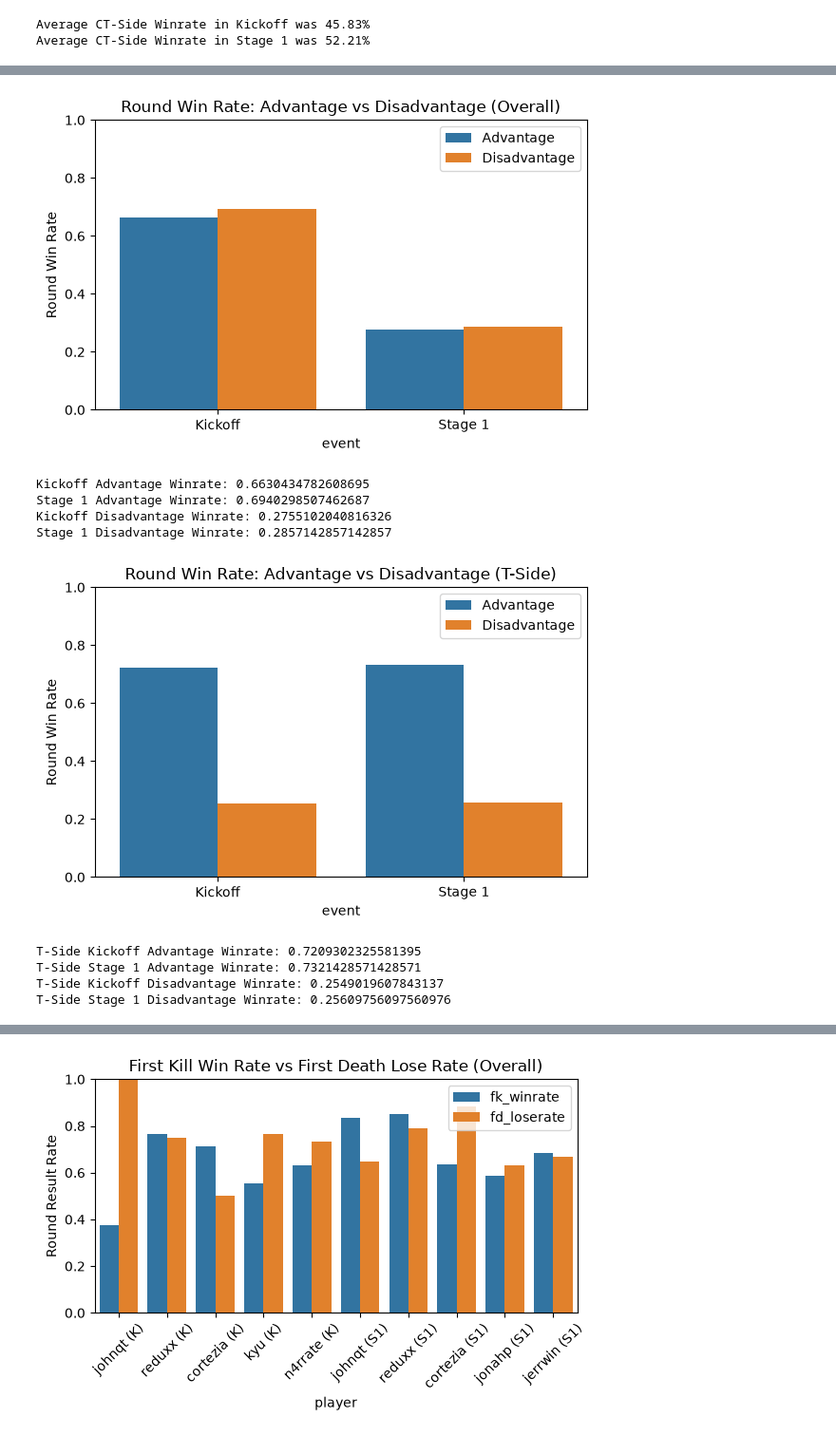
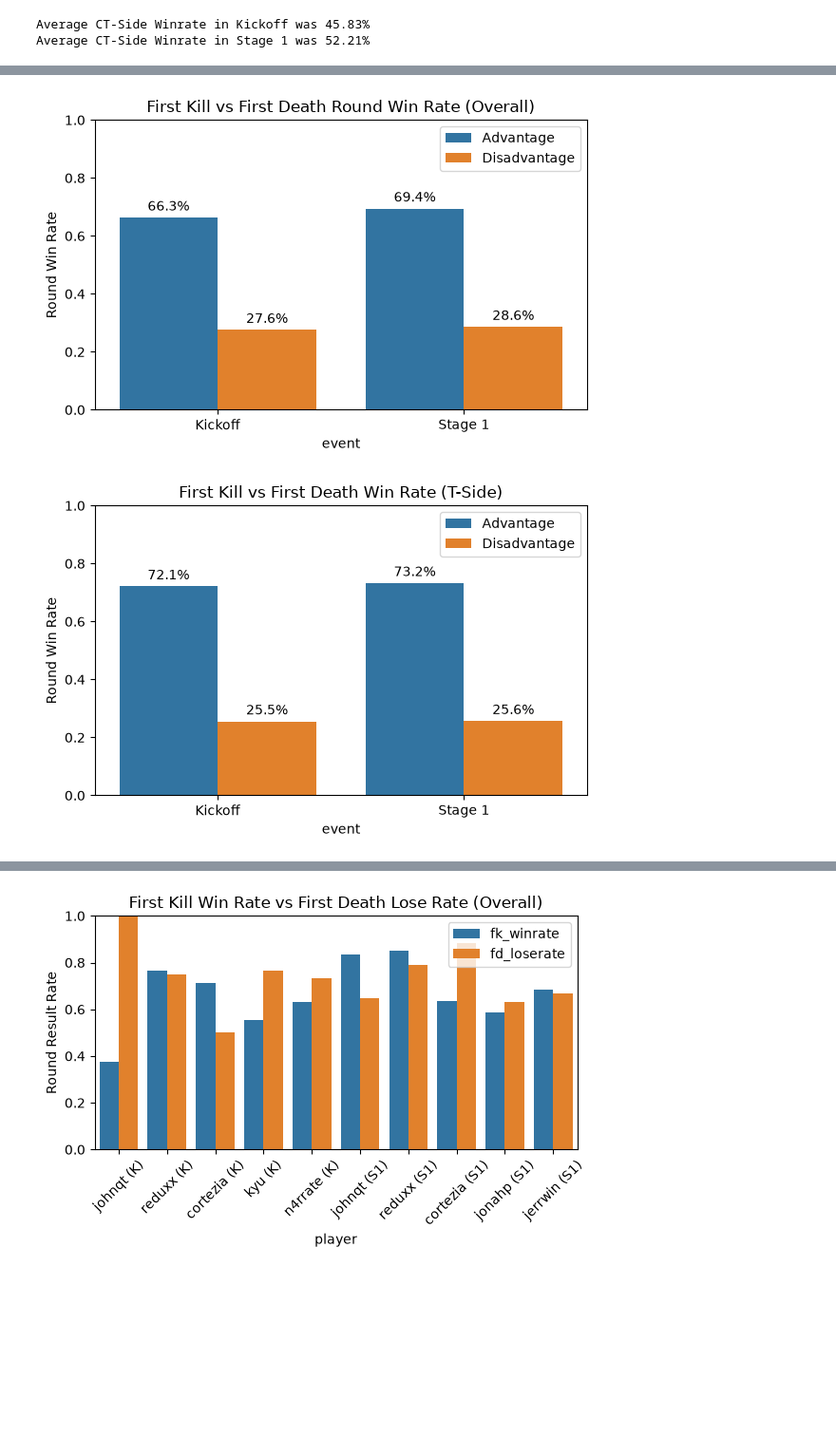
Before and after one commit to reeantran/sentinels_data_analysis, a Jupyter notebook: analysis.ipynb, the cells around one changed output, grey strips where cells are left out. Shown at 95% size. Cells and saved outputs as stored; diff of their text form; code cells hidden in the pictures; blank space fills up the shorter version.

```diff
--- a/analysis.ipynb
+++ b/analysis.ipynb
@@ -717,0 +700,28 @@ CT-Side Stage 1 First Death Winrate: 0.4264705882352941
+# %%
+p_adv_k = pistols_k.dropna(subset=['fk_player'])
+p_adv_s1 = pistols_s1.dropna(subset=['fk_player'])
+p_disadv_k = pistols_k.dropna(subset=['fd_player'])
+p_disadv_s1 = pistols_s1.dropna(subset=['fd_player'])
+
+p_adv_k_r = len(p_adv_k.index) / len(pistols_k.index)
+p_adv_s1_r = len(p_adv_s1.index) / len(pistols_s1.index)
+p_disadv_k_r = len(p_disadv_k.index) / len(pistols_k.index)
+p_disadv_s1_r = len(p_disadv_s1.index) / len(pistols_s1.index)
+
+plot_df = pd.DataFrame({
+    'event': ['Kickoff', 'Kickoff', 'Stage 1', 'Stage 1'],
+    'side': ['Advantage', 'Disadvantage', 'Advantage', 'Disadvantage'],
+    'rate': [p_adv_k_r, p_disadv_k_r, p_adv_s1_r, p_disadv_s1_r]
+})
+
+plt.figure(figsize=(6, 4))
+ax = sns.barplot(data=plot_df, x='event', y='rate', hue='side')
+for container in ax.containers:
+    labels = [f'{v.get_height()*100:.1f}%' for v in container]
+    ax.bar_label(container, labels=labels, padding=3)
+plt.ylabel('Round Win Rate')
+plt.title('First Kill vs First Death Rate (Pistol)')
+plt.ylim(0, 1)
+plt.legend(title='')
+plt.tight_layout()
+plt.show()
@@ -718,34 +730,28 @@ CT-Side Stage 1 First Death Winrate: 0.4264705882352941
 # %%
 adv_k_wr = adv_k['round_win'].mean()
 adv_s1_wr = adv_s1['round_win'].mean()
 disadv_k_wr = disadv_k['round_win'].mean()
 disadv_s1_wr = disadv_s1['round_win'].mean()
 
 plot_df = pd.DataFrame({
     'event': ['Kickoff', 'Kickoff', 'Stage 1', 'Stage 1'],
     'side': ['Advantage', 'Disadvantage', 'Advantage', 'Disadvantage'],
-    'win_rate': [adv_k_wr, adv_s1_wr, disadv_k_wr, disadv_s1_wr]
+    'win_rate': [adv_k_wr, disadv_k_wr, adv_s1_wr, disadv_s1_wr]
 })
 
 plt.figure(figsize=(6, 4))
-sns.barplot(data=plot_df, x='event', y='win_rate', hue='side')
+ax = sns.barplot(data=plot_df, x='event', y='win_rate', hue='side')
+for container in ax.containers:
+    labels = [f'{v.get_height()*100:.1f}%' for v in container]
+    ax.bar_label(container, labels=labels, padding=3)
 plt.ylabel('Round Win Rate')
-plt.title('Round Win Rate: Advantage vs Disadvantage (Overall)')
+plt.title('First Kill vs First Death Win Rate (Overall)')
 plt.ylim(0, 1)
 plt.legend(title='')
 plt.tight_layout()
 plt.show()
-
-print("Kickoff Advantage Winrate: " + str(adv_k_wr))
-print("Stage 1 Advantage Winrate: " + str(adv_s1_wr))
-print("Kickoff Disadvantage Winrate: " + str(disadv_k_wr))
-print("Stage 1 Disadvantage Winrate: " + str(disadv_s1_wr))
 # %% [output]
-[figure, old version]
+[figure, new version]
-Kickoff Advantage Winrate: 0.6630434782608695
-Stage 1 Advantage Winrate: 0.6940298507462687
-Kickoff Disadvantage Winrate: 0.2755102040816326
-Stage 1 Disadvantage Winrate: 0.2857142857142857
 # %%
 t_adv_k_wr = t_adv_k['round_win'].mean()
 t_adv_s1_wr = t_adv_s1['round_win'].mean()
@@ -759,24 +765,18 @@ plot_df = pd.DataFrame({
 })
 
 plt.figure(figsize=(6, 4))
-sns.barplot(data=plot_df, x='event', y='win_rate', hue='side')
+ax = sns.barplot(data=plot_df, x='event', y='win_rate', hue='side')
+for container in ax.containers:
+    labels = [f'{v.get_height()*100:.1f}%' for v in container]
+    ax.bar_label(container, labels=labels, padding=3)
 plt.ylabel('Round Win Rate')
-plt.title('Round Win Rate: Advantage vs Disadvantage (T-Side)')
+plt.title('First Kill vs First Death Win Rate (T-Side)')
 plt.ylim(0, 1)
 plt.legend(title='')
 plt.tight_layout()
 plt.show()
-
-print("T-Side Kickoff Advantage Winrate: " + str(t_adv_k_wr))
-print("T-Side Stage 1 Advantage Winrate: " + str(t_adv_s1_wr))
-print("T-Side Kickoff Disadvantage Winrate: " + str(t_disadv_k_wr))
-print("T-Side Stage 1 Disadvantage Winrate: " + str(t_disadv_s1_wr))
 # %% [output]
-[figure, old version]
+[figure, new version]
-T-Side Kickoff Advantage Winrate: 0.7209302325581395
-T-Side Stage 1 Advantage Winrate: 0.7321428571428571
-T-Side Kickoff Disadvantage Winrate: 0.2549019607843137
-T-Side Stage 1 Disadvantage Winrate: 0.25609756097560976
 # %%
 ct_adv_k = ct_side_k.dropna(subset=['fk_player'])
 ct_adv_s1 = ct_side_s1.dropna(subset=['fk_player'])
```
Also changed, not shown: parts of 6 cells of this notebook.
